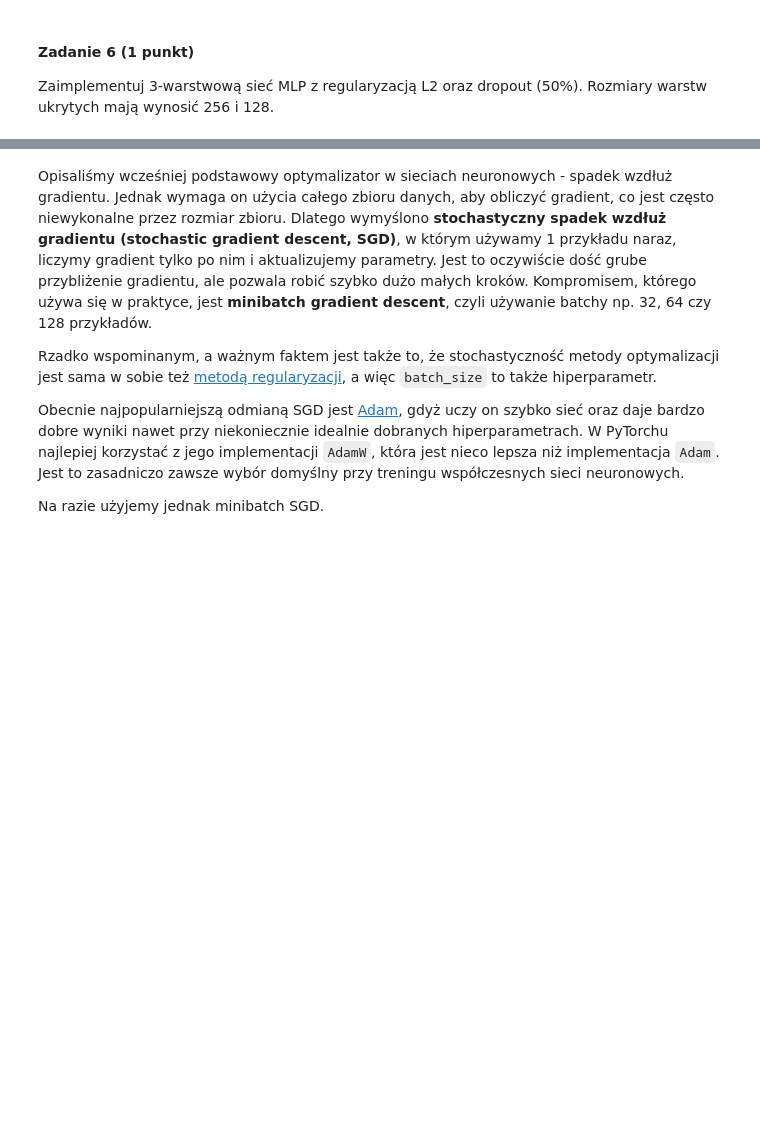
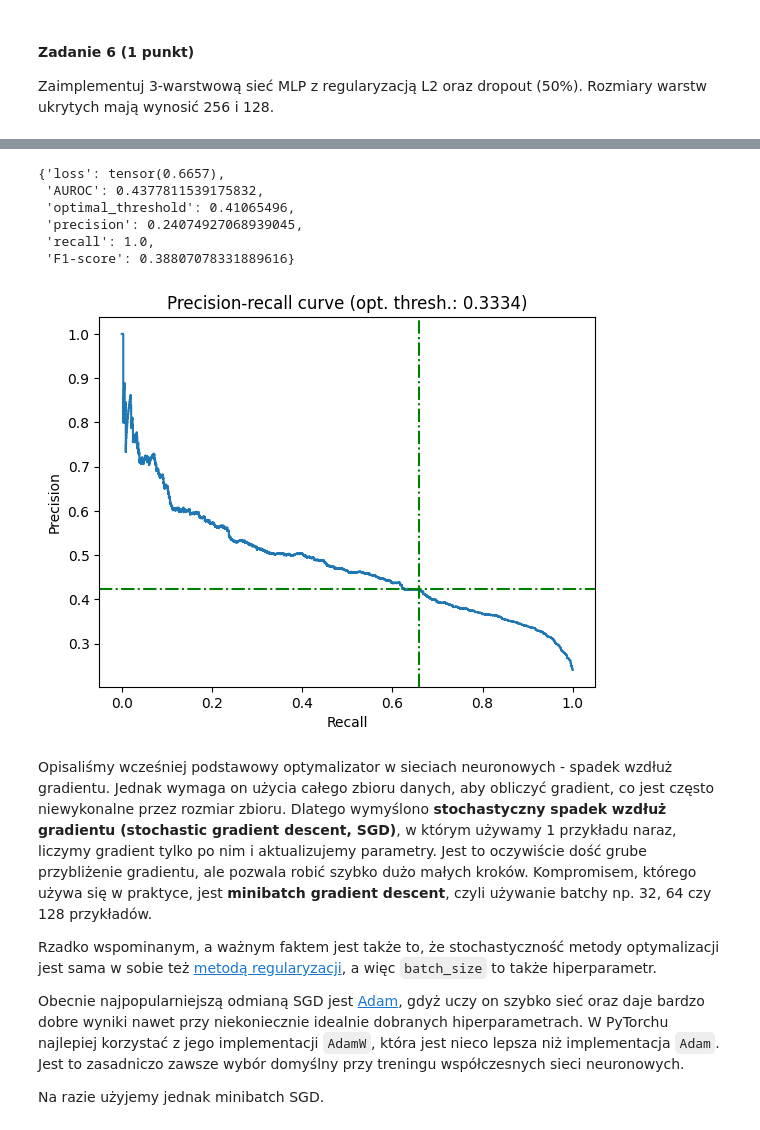
Before and after one commit to Wajktor13/ai-lab, a Jupyter notebook: lab3/lab_3.ipynb, the cells around one changed output, grey strips where cells are left out. Saved outputs shown, nothing was run; the diff lists cells and outputs as text; code cells hidden in the pictures; blank space fills up the shorter version.

```diff
--- a/lab3/lab_3.ipynb
+++ b/lab3/lab_3.ipynb
@@ -842,13 +885,18 @@ class RegularizedMLP(nn.Module):
     def __init__(self, input_size: int, dropout_p: float = 0.5):
         super().__init__()
 
-        # implement me!
-        raise NotImplementedError
-        self.mlp = ???
+        self.mlp = nn.Sequential(
+            nn.Linear(input_size, 256),
+            nn.ReLU(),
+            nn.Dropout(dropout_p),
+            nn.Linear(256, 128),
+            nn.ReLU(),
+            nn.Dropout(dropout_p),
+            nn.Linear(128, 1)
+        )
 
     def forward(self, x):
-        # implement me!
-        return ???
+        return self.mlp(x)
 
     def predict_proba(self, x):
         return sigmoid(self(x))
@@ -856,3 +904,27 @@ class RegularizedMLP(nn.Module):
     def predict(self, x):
         y_pred_score = self.predict_proba(x)
         return torch.argmax(y_pred_score, dim=1)
+# %%
+learning_rate = 1e-3
+model = RegularizedMLP(input_size=X_train.shape[1])
+optimizer = torch.optim.SGD(model.parameters(), lr=learning_rate, weight_decay=1e-4)
+
+# note that we are using loss function with sigmoid built in
+loss_fn = torch.nn.BCEWithLogitsLoss()
+num_epochs = 2000
+evaluation_steps = 200
+
+for i in range(num_epochs):
+    y_pred = model(X_train)
+
+    loss = loss_fn(y_pred, y_train)
+
+    loss.backward()
+
+    optimizer.step()
+    optimizer.zero_grad()
+
+    if i % evaluation_steps == 0:
+        print(f"Epoch {i} train loss: {loss.item():.4f}")
+
+print(f"final loss: {loss.item():.4f}")
@@ -859,3 +943,19 @@ class RegularizedMLP(nn.Module):
+# %%
+evaluate_model(RegularizedMLP(X_train.shape[1]), X_test, y_test, nn.BCELoss(), None)
+# %% [output]
+{'loss': tensor(0.6657),
+ 'AUROC': 0.4377811539175832,
+ 'optimal_threshold': 0.41065496,
+ 'precision': 0.24074927068939045,
+ 'recall': 1.0,
+ 'F1-score': 0.38807078331889616}
+# %%
+model.eval()
+with torch.no_grad():
+    y_pred_valid_score = model.predict_proba(X_valid)
+plot_precision_recall_curve(y_valid, y_pred_valid_score)
+# %% [output]
+[figure, added]
 # %% [markdown]
 Opisaliśmy wcześniej podstawowy optymalizator w sieciach neuronowych - spadek wzdłuż gradientu. Jednak wymaga on użycia całego zbioru danych, aby obliczyć gradient, co jest często niewykonalne przez rozmiar zbioru. Dlatego wymyślono **stochastyczny spadek wzdłuż gradientu (stochastic gradient descent, SGD)**, w którym używamy 1 przykładu naraz, liczymy gradient tylko po nim i aktualizujemy parametry. Jest to oczywiście dość grube przybliżenie gradientu, ale pozwala robić szybko dużo małych kroków. Kompromisem, którego używa się w praktyce, jest **minibatch gradient descent**, czyli używanie batchy np. 32, 64 czy 128 przykładów.
 
```
Also changed, not shown: parts of 28 cells of this notebook.
